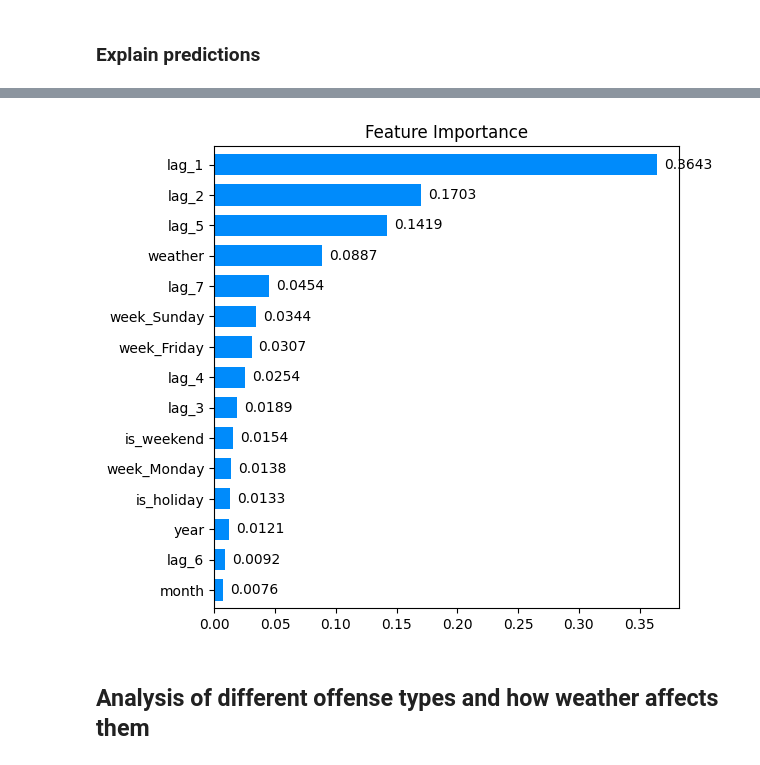
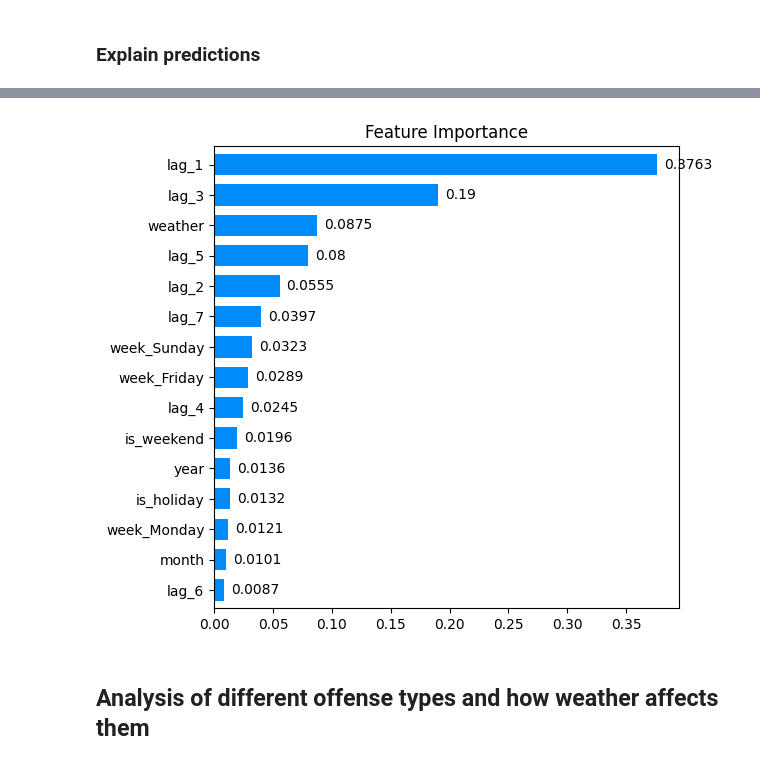
Before and after one commit to KANDUKURIsaikrishna/WeatherCrimeHouston, a Jupyter notebook: Notebooks/task_3_lgbm__time_series_analysis_Catalin_Vulcan.ipynb, the cells around one changed output, grey strips where cells are left out. Saved outputs shown, nothing was run; the diff lists cells and outputs as text; code cells hidden in the pictures.

Commit message:
Added model improvements, more in-depth analyses and reports

```diff
--- a/Notebooks/task_3_lgbm__time_series_analysis_Catalin_Vulcan.ipynb
+++ b/Notebooks/task_3_lgbm__time_series_analysis_Catalin_Vulcan.ipynb
@@ -171,12 +272,12 @@ plt.show()
 # %%
-y_train_all = train.iloc[:, :36]
-y_test_all = test.iloc[:, :36]
+y_train_all = train_without_weather.iloc[:, :36]
+y_test_all = test_without_weather.iloc[:, :36]
 
-train = train.iloc[:, 36:]
-test = test.iloc[:, 36:]
+train_without_weather = train_without_weather.iloc[:, 36:]
+test_without_weather = test_without_weather.iloc[:, 36:]
 
-X_train = train.values
-X_test = test.values
+X_train_without_weather = train_without_weather.values
+X_test_without_weather = test_without_weather.values
 # %%
 # pick one target value
 y_train = y_train_all['Offense Count'].values
@@ -196,12 +297,12 @@ parameters = {
     "max_depth": [3, 4, 5, 6],
     "num_leaves": [10, 20, 30, 40],
     "learning_rate": [0.01, 0.05, 0.1, 0.2],
-    "n_estimators": [50, 100],
+    "n_estimators": [50, 100, 120],
     "colsample_bytree": [0.5, 0.7, 1]
 }
 
 grid_search = GridSearchCV(estimator=model, cv=cv_split, param_grid=parameters)
-grid_search.fit(X_train, y_train)
+grid_search.fit(X_train_without_weather, y_train)
 # %% [output]
 GridSearchCV(cv=TimeSeriesSplit(gap=0, max_train_size=None, n_splits=4, test_size=100),
              estimator=LGBMRegressor(),
@@ -242,0 +386,14 @@ RMSE: 52.05045857267719
+# %%
+# LGBM
+cv_split = TimeSeriesSplit(n_splits=4, test_size=100)
+model = lgb.LGBMRegressor()
+parameters = {
+    "max_depth": [5, 6, 7, 8],
+    "num_leaves": [10, 20, 30, 40],
+    "learning_rate": [0.01, 0.05, 0.1, 0.2],
+    "n_estimators": [50, 70, 100],
+    "colsample_bytree": [0.5, 0.7, 1]
+}
+
+grid_search = GridSearchCV(estimator=model, cv=cv_split, param_grid=parameters)
+grid_search.fit(X_train, y_train)
@@ -242,0 +421,10 @@ RMSE: 52.05045857267719
+# %%
+figure, ax = plt.subplots(figsize=(14, 5))
+df_test = pd.DataFrame({"date": test_without_weather.index, "actual": y_test,
+                        "pred_without_weather": pred_without_weather, "pred_with_weather": pred_with_weather })
+df_test.plot(ax=ax, label="Actual", x="date", y="actual", linewidth=2)
+df_test.plot(ax=ax, label="Prediction without weather", x="date", y="pred_without_weather", linewidth=2)
+df_test.plot(ax=ax, label="Prediction with weather", x="date", y="pred_with_weather", linewidth=2)
+plt.legend(["Actual", "Prediction without weather", "Prediction with weather"])
+ax.set_title("Actual vs Predicted Total Offences")
+plt.show()
@@ -279,27 +467,27 @@ plot_feature_importance(df_feat_imp)
 # %%
 # group together weather features
 weather_features = ['tempmax', 'tempmin',
-       'temp', 'feelslikemax', 'feelslikemin', 'feelslike', 'dew', 'humidity',
-       'precip', 'precipcover', 'windgust', 'windspeed', 'winddir',
+       'temp', 'feelslikemax', 'feelslikemin', 'feelslike', 'humidity',
+       'precip', 'precipcover', 'windspeed',
        'sealevelpressure', 'cloudcover', 'visibility', 'solarradiation',
        'solarenergy', 'uvindex', 'moonphase']
 
 df_feat_imp['weather_1'] = df_feat_imp[weather_features].sum(axis=1)
 df_feat_imp.drop(columns=weather_features, inplace=True)
 
 df_feat_imp['weather_2'] = df_feat_imp[[col for col in df_feat_imp.columns if
                                         (col.startswith('icon_') or col.startswith('preciptype_') or col.startswith('conditions_'))
                                         ]].sum(axis=1)
 df_feat_imp = df_feat_imp.loc[:, ~df_feat_imp.columns.str.startswith('icon_')]
 df_feat_imp = df_feat_imp.loc[:, ~df_feat_imp.columns.str.startswith('preciptype_')]
 df_feat_imp = df_feat_imp.loc[:, ~df_feat_imp.columns.str.startswith('conditions_')]
 
 df_feat_imp['weather'] = df_feat_imp[[col for col in df_feat_imp.columns if col.startswith('weather_')]].sum(axis=1)
 df_feat_imp = df_feat_imp.loc[:, ~df_feat_imp.columns.str.startswith('weather_')]
 
 plot_feature_importance(df_feat_imp)
 # %% [output]
-[figure, old version]
+[figure, new version]
 # %% [markdown]
 ## Analysis of different offense types and how weather affects them
 # %% [markdown]
```
Also changed, not shown: parts of 82 cells of this notebook.
